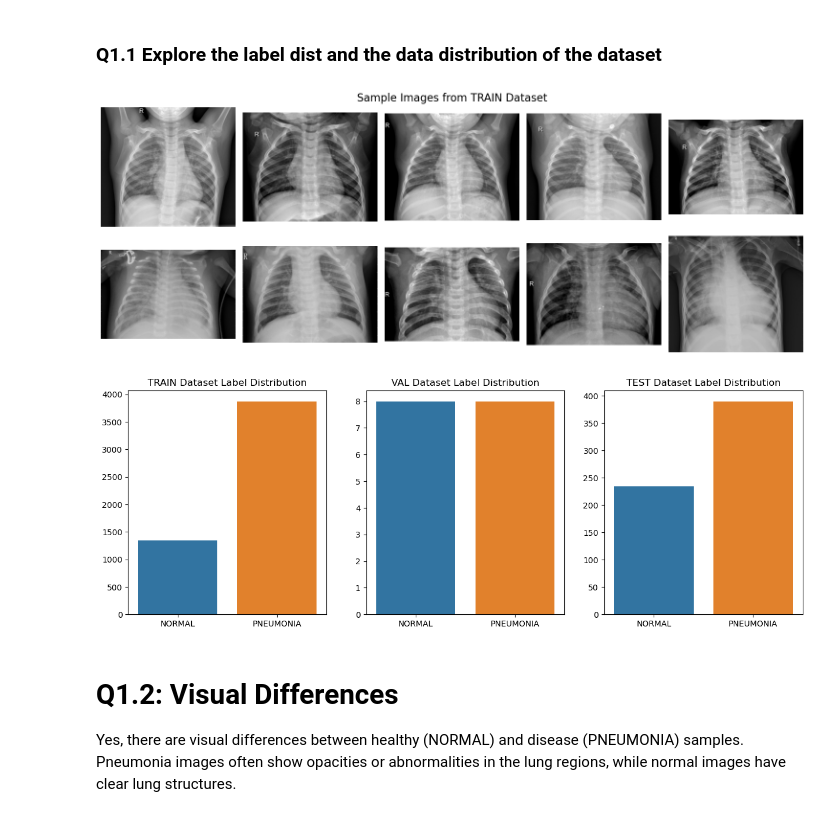
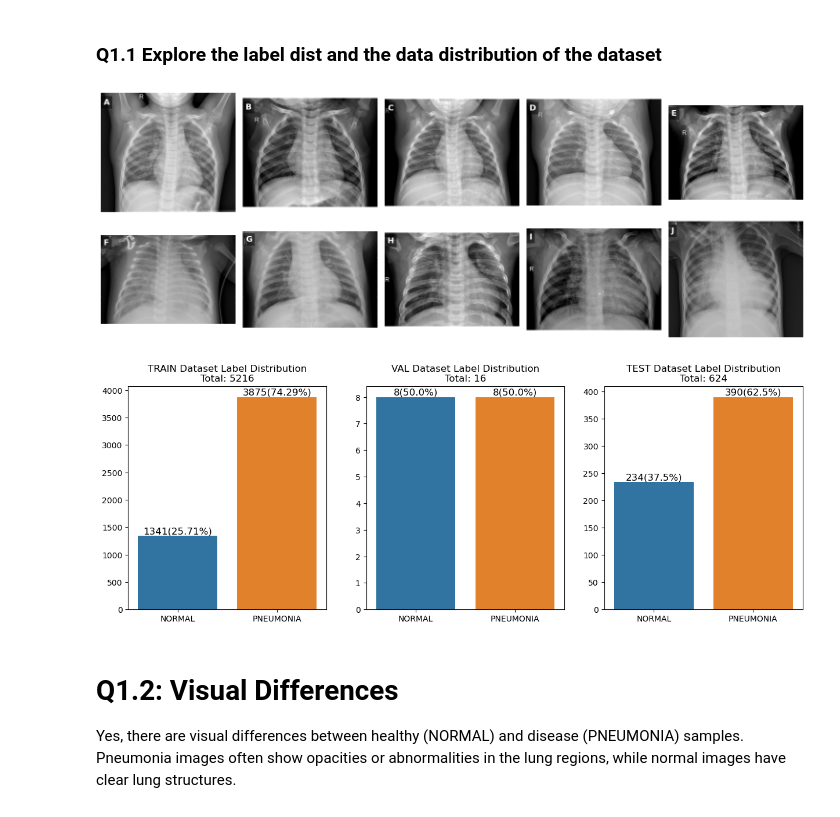
Before and after one commit to pascalbartschi/Pneumonia-XRay-Prediction-Interpretability, a Jupyter notebook: notebooks/EDA.ipynb, the cells around one changed output. Drawn from its saved outputs; the diff is of its cells as text; code cells hidden in the pictures.

```diff
--- a/notebooks/EDA.ipynb
+++ b/notebooks/EDA.ipynb
@@ -46,6 +46,8 @@ def visualize_image_rows(set_type, starting_index=0):
             img = plt.imread(normal_images[starting_index + i])
             ax.imshow(img, cmap='gray')
             ax.axis('off')
+            ax.text(0.02, 0.95, f"{chr(65 + i)}", transform=ax.transAxes, fontsize=12, color='white',
+                    fontweight='bold', va='top', ha='left', bbox=dict(facecolor='black', alpha=0.5, edgecolor='none'))
         else:
             ax.axis('off')
     axes[0, 0].set_ylabel("NORMAL", fontsize=14, labelpad=10)
@@ -56,38 +58,46 @@ def visualize_image_rows(set_type, starting_index=0):
             img = plt.imread(pneumonia_images[starting_index + i])
             ax.imshow(img, cmap='gray')
             ax.axis('off')
+            ax.text(0.02, 0.95, f"{chr(65 + i + 5)}", transform=ax.transAxes, fontsize=12, color='white',
+                    fontweight='bold', va='top', ha='left', bbox=dict(facecolor='black', alpha=0.5, edgecolor='none'))
         else:
             ax.axis('off')
     axes[1, 0].set_ylabel("PNEUMONIA", fontsize=14, labelpad=10)
 
     # Adjust layout and display
     plt.tight_layout()
-    plt.suptitle(f"Sample Images from {set_type.upper()} Dataset", fontsize=16)
     plt.show()
 
 # Example usage
 visualize_image_rows(set_type="train", starting_index=0)
 # visualize_image_rows(set_type="val", starting_index=0)
 # visualize_image_rows(set_type="test", starting_index=0)
 
 # plot the label distribution of the three datasets
 fig, axes = plt.subplots(1, 3, figsize=(15, 5))
 for i, set_type in enumerate(["train", "val", "test"]):
 
 
 
     normal_path = config.datapath / set_type / "NORMAL"
     pneumonia_path = config.datapath / set_type / "PNEUMONIA"
     normal_images = list(normal_path.glob("*.jpeg"))
     pneumonia_images = list(pneumonia_path.glob("*.jpeg"))
 
+    tot_len = len(normal_images) + len(pneumonia_images)
     # barplot
     sns.barplot(x=["NORMAL", "PNEUMONIA"], y=[len(normal_images), len(pneumonia_images)], ax=axes[i])
-    axes[i].set_title(f"{set_type.upper()} Dataset Label Distribution")
+    # add numbers on top of the bars
+    for j, count in enumerate([len(normal_images), len(pneumonia_images)]):
+        axes[i].text(j, count + (count/1000), str(count) + f"({round(count/tot_len*100, 2)}%)", ha='center', va='bottom', fontsize=12)
+    # add total count in title of set and fraction of each class
+    axes[i].set_title(f"{set_type.upper()} Dataset Label Distribution\nTotal: {len(normal_images) + len(pneumonia_images)}")
+
+    # axes[i].set_title(f"{set_type.upper()} Dataset Label Distribution")
 plt.show()
 # %% [output]
-[figure, old version]
+[figure, new version]
-[figure, old version]
+[figure, new version]
 # %% [markdown]
 # Q1.2: Visual Differences
 Yes, there are visual differences between healthy (NORMAL) and disease (PNEUMONIA) samples. Pneumonia images often show opacities or abnormalities in the lung regions, while normal images have clear lung structures.
```
Also changed, not shown: 2 other files.
